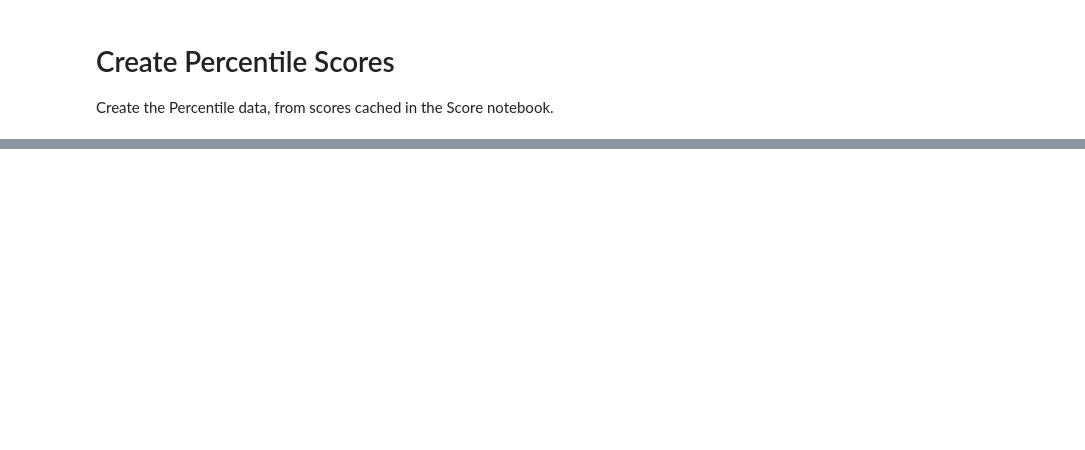
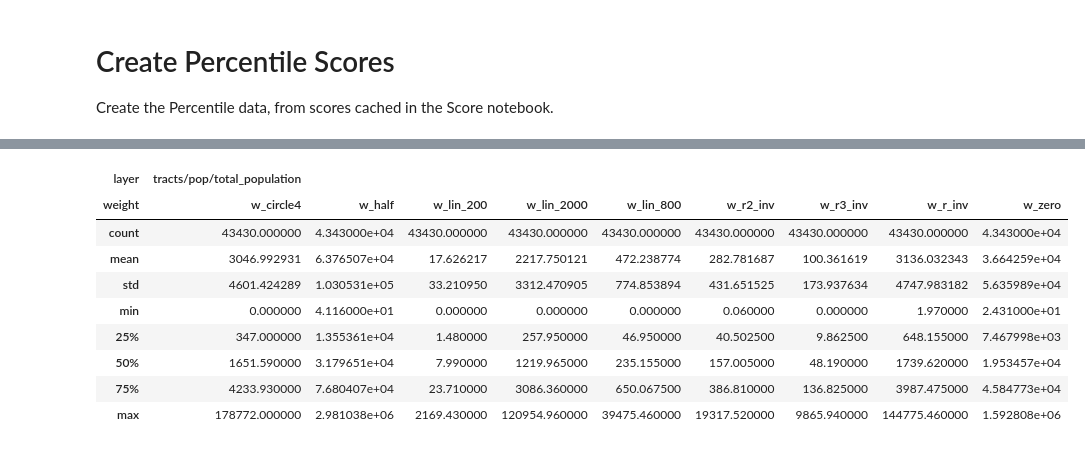
Before and after one commit to metatab-packages/civicknowledge.com-percentile-demosearch, a Jupyter notebook: notebooks/Compile.ipynb, the cells around one changed output, grey strips where cells are left out. Cells and saved outputs as stored; diff of their text form; code cells hidden in the pictures; blank space fills up the shorter version.

```diff
--- a/notebooks/Compile.ipynb
+++ b/notebooks/Compile.ipynb
@@ -168,0 +222,13 @@ for (pct_v, cbsa), row in list(pct.sample(20).iterrows()):
+# %%
+pct[['tracts/pop/total_population']].unstack().describe()
+# %% [output]
+| layer | tracts/pop/total_population |  |  |  |  |  |  |  |  |
+| weight | w_circle4 | w_half | w_lin_200 | w_lin_2000 | w_lin_800 | w_r2_inv | w_r3_inv | w_r_inv | w_zero |
+| count | 43430.000000 | 4.343000e+04 | 43430.000000 | 43430.000000 | 43430.000000 | 43430.000000 | 43430.000000 | 43430.000000 | 4.343000e+04 |
+| mean | 3046.992931 | 6.376507e+04 | 17.626217 | 2217.750121 | 472.238774 | 282.781687 | 100.361619 | 3136.032343 | 3.664259e+04 |
+| std | 4601.424289 | 1.030531e+05 | 33.210950 | 3312.470905 | 774.853894 | 431.651525 | 173.937634 | 4747.983182 | 5.635989e+04 |
+| min | 0.000000 | 4.116000e+01 | 0.000000 | 0.000000 | 0.000000 | 0.060000 | 0.000000 | 1.970000 | 2.431000e+01 |
+| 25% | 347.000000 | 1.355361e+04 | 1.480000 | 257.950000 | 46.950000 | 40.502500 | 9.862500 | 648.155000 | 7.467998e+03 |
+| 50% | 1651.590000 | 3.179651e+04 | 7.990000 | 1219.965000 | 235.155000 | 157.005000 | 48.190000 | 1739.620000 | 1.953457e+04 |
+| 75% | 4233.930000 | 7.680407e+04 | 23.710000 | 3086.360000 | 650.067500 | 386.810000 | 136.825000 | 3987.475000 | 4.584773e+04 |
+| max | 178772.000000 | 2.981038e+06 | 2169.430000 | 120954.960000 | 39475.460000 | 19317.520000 | 9865.940000 | 144775.460000 | 1.592808e+06 |
```
Also changed, not shown: parts of 20 cells of this notebook, 2 other files.
